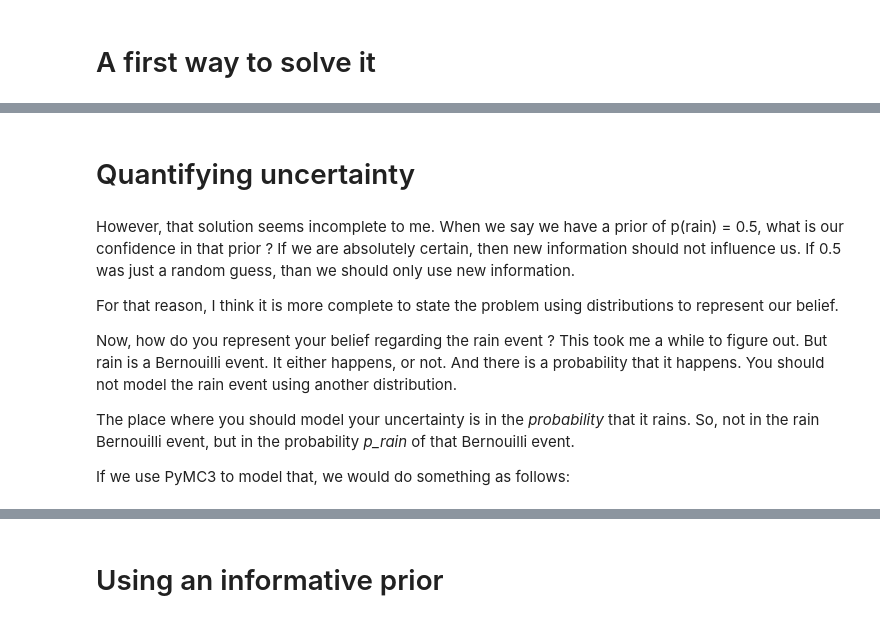
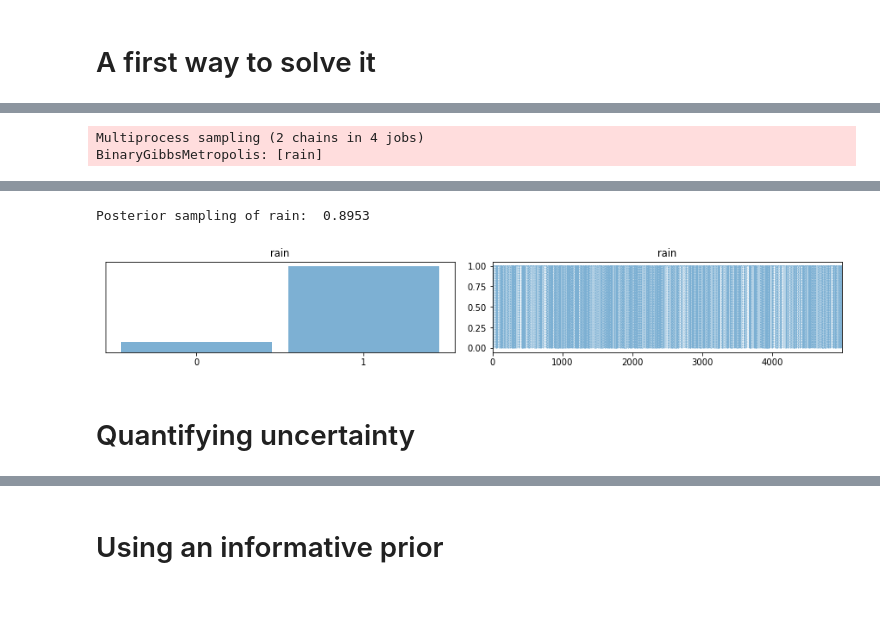
Before and after one commit to RCambier/blog, a Jupyter notebook: _notebooks/2021-09-27-bayesian-seattle.ipynb, the cells around one changed output, grey strips where cells are left out. Saved outputs shown, nothing was run; the diff lists cells and outputs as text; code cells hidden in the pictures.

```diff
--- a/_notebooks/2021-09-27-bayesian-seattle.ipynb
+++ b/_notebooks/2021-09-27-bayesian-seattle.ipynb
@@ -46,0 +57,17 @@ p(rain | 3xYes) = 0.8888
+# %%
+with pm.Model() as model:
+  # model the problem
+  rain = pm.Bernoulli("rain", p=0.5)
+  p_yes = rain * 2/3 + (1-rain) * 1/3
+  likelihood = pm.Bernoulli("likelihood", p=p_yes, observed=[1,1,1])
+
+  # solve it
+  trace = pm.sample(5_000, chains=2, )
+  samples = pm.sample_posterior_predictive(trace, var_names=["rain"], samples=10_000)
+
+pm.traceplot(trace)
+
+print("Posterior sampling of rain: ", samples['rain'].mean())
+# %% [output]
+Multiprocess sampling (2 chains in 4 jobs)
+BinaryGibbsMetropolis: [rain]
@@ -47,13 +77,4 @@ p(rain | 3xYes) = 0.8888
+Posterior sampling of rain:  0.8953
+[figure, added]
 # %% [markdown]
 # Quantifying uncertainty
-# %% [markdown]
-However, that solution seems incomplete to me.
-When we say we have a prior of p(rain) = 0.5, what is our confidence in that prior ? If we are absolutely certain, then new information should not influence us. If 0.5 was just a random guess, than we should only use new information.
-
-For that reason, I think it is more complete to state the problem using distributions to represent our belief.
-
-Now, how do you represent your belief regarding the rain event ? This took me a while to figure out. But rain is a Bernouilli event. It either happens, or not. And there is a probability that it happens. You should not model the rain event using another distribution.
-
-The place where you should model your uncertainty is in the *probability* that it rains. So, not in the rain Bernouilli event, but in the probability _p_rain_ of that Bernouilli event.
-
-If we use PyMC3 to model that, we would do something as follows:
```
Also changed, not shown: parts of 16 cells of this notebook.
